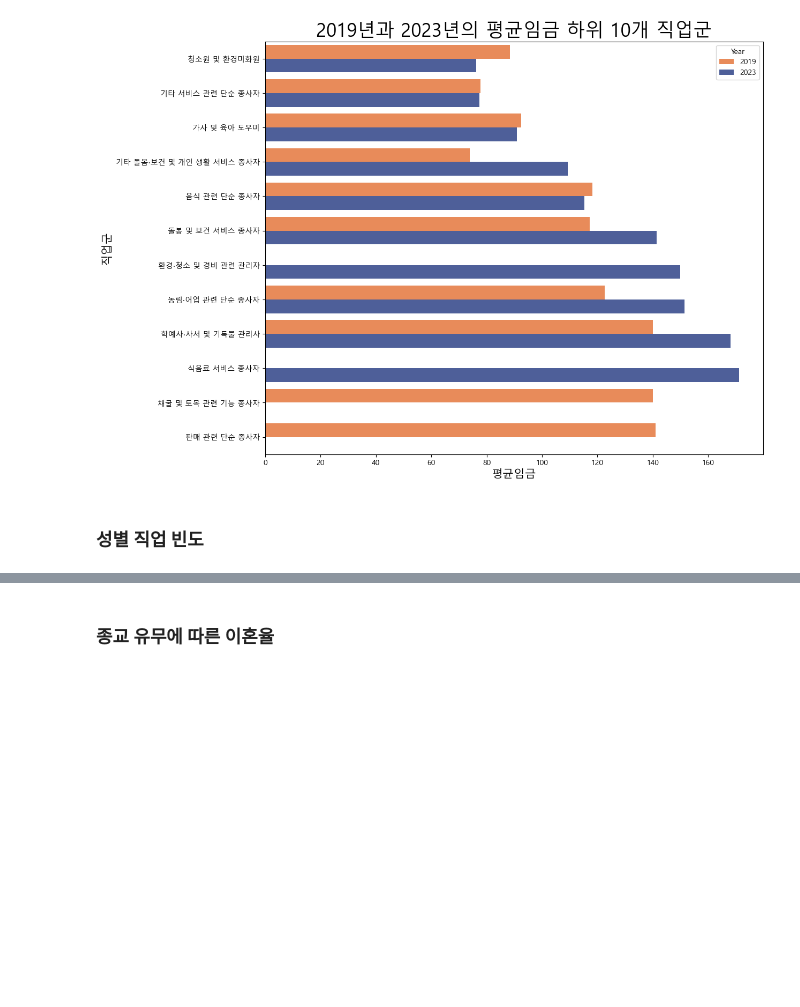
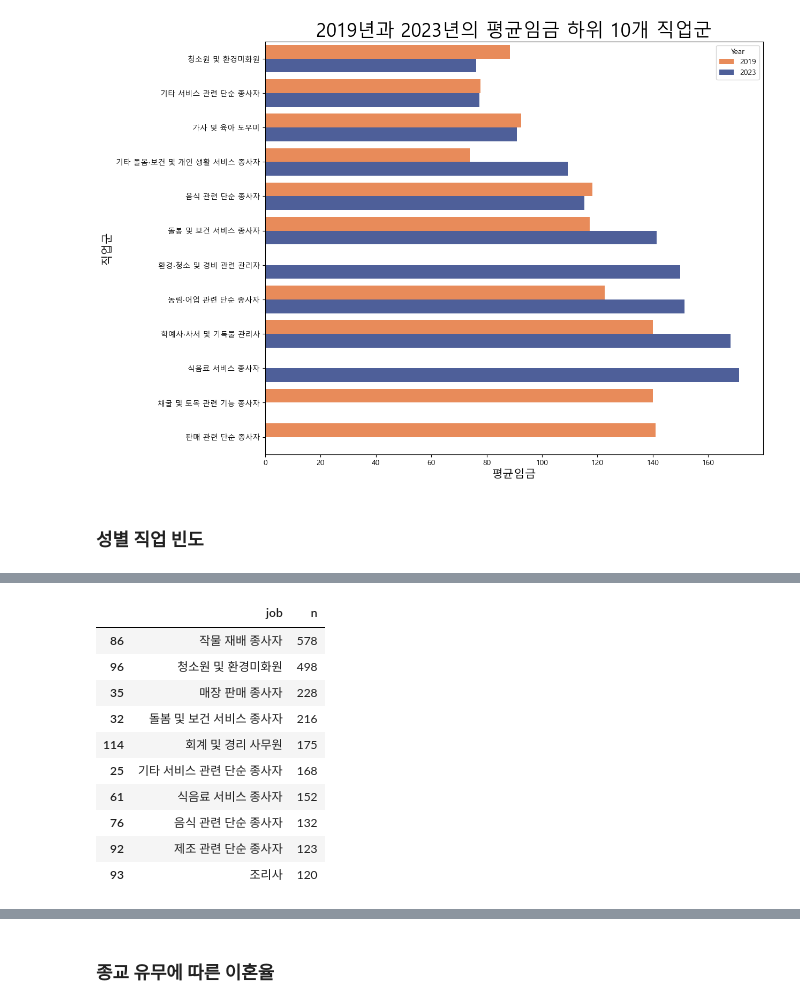
Before and after one commit to nicolekor/final_report, a Jupyter notebook: 한국인의삶_유니크_비교_2019vs2023_NY.ipynb, the cells around one changed output, grey strips where cells are left out. Drawn from its saved outputs; the diff is of its cells as text; code cells hidden in the pictures; blank space fills up the shorter version.

```diff
--- a/한국인의삶_유니크_비교_2019vs2023_NY.ipynb
+++ b/한국인의삶_유니크_비교_2019vs2023_NY.ipynb
@@ -1469,0 +1611,28 @@ job_Female
+# %%
+filtered_data = welfare_2023.dropna(subset=['job', '2023_sex'])
+
+# 2. Boolean 인덱싱을 사용하여 성별이 'female'인 데이터 필터링
+filtered_data = filtered_data[filtered_data['2023_sex'] == 'female']
+
+# 3. 직업별 빈도 계산
+job_Female_2023 = (
+    filtered_data
+    .groupby('job', as_index=False)
+    .agg(n=('job', 'count'))
+    .sort_values('n', ascending=False)
+    .head(10)
+)
+
+job_Female_2023
+# %% [output]
+|  | job | n |
+| 86 | 작물 재배 종사자 | 578 |
+| 96 | 청소원 및 환경미화원 | 498 |
+| 35 | 매장 판매 종사자 | 228 |
+| 32 | 돌봄 및 보건 서비스 종사자 | 216 |
+| 114 | 회계 및 경리 사무원 | 175 |
+| 25 | 기타 서비스 관련 단순 종사자 | 168 |
+| 61 | 식음료 서비스 종사자 | 152 |
+| 76 | 음식 관련 단순 종사자 | 132 |
+| 92 | 제조 관련 단순 종사자 | 123 |
+| 93 | 조리사 | 120 |
```
Also changed, not shown: parts of 10 cells of this notebook.
